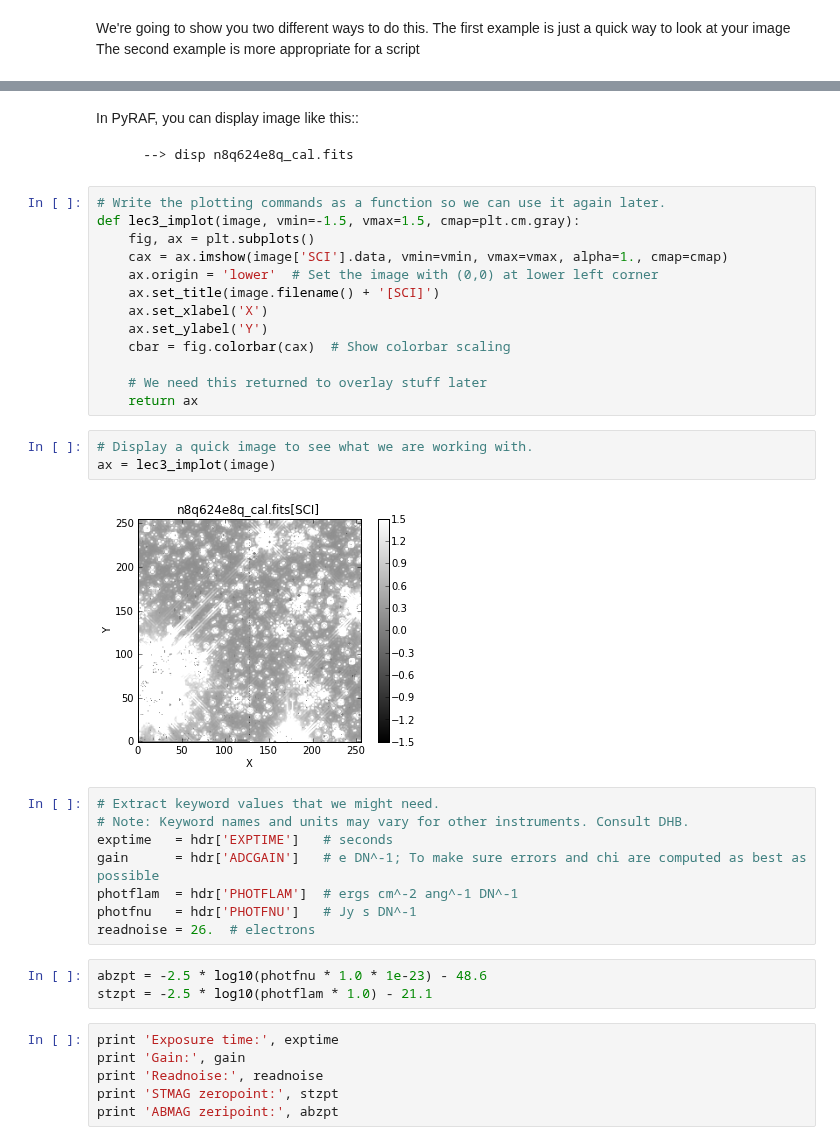
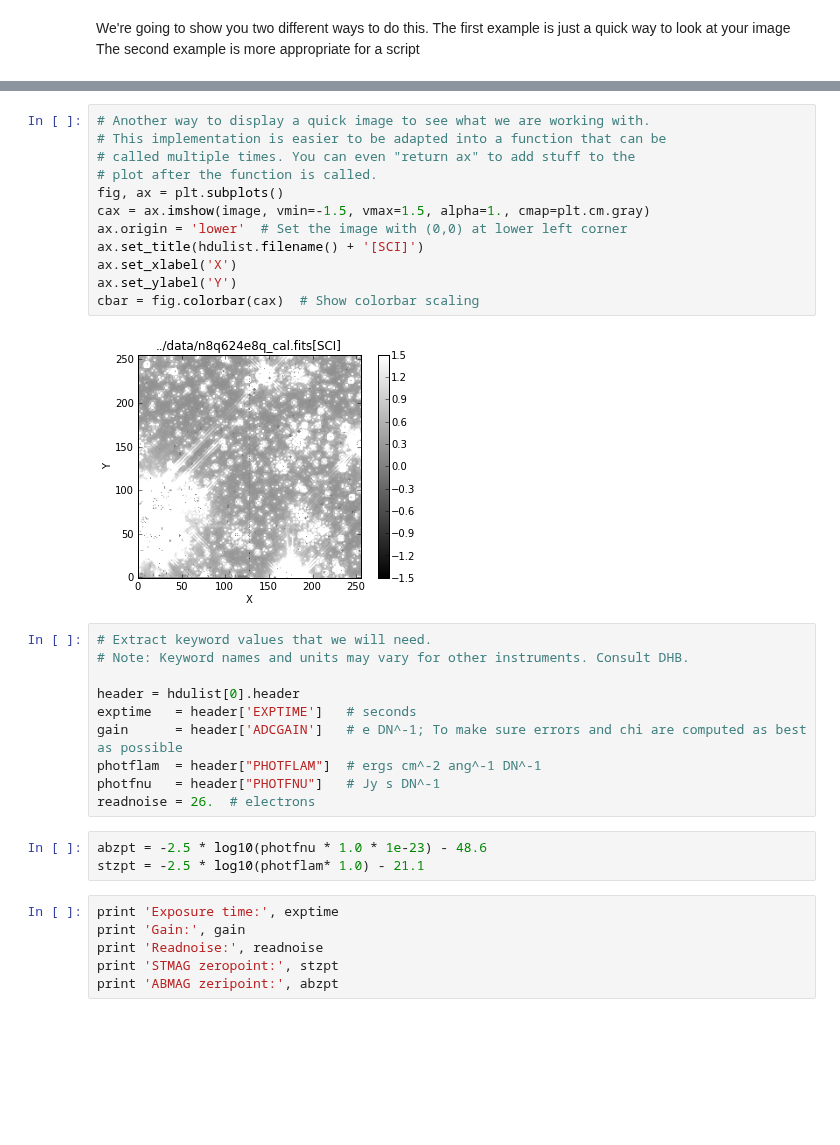
Before and after one commit to spacetelescope/scientific-python-training-2012, a Jupyter notebook: lecture_notebooks/Session3_Phot_Phun_1.ipynb, the cells around one changed output, grey strips where cells are left out. Saved outputs shown, nothing was run; the diff lists cells and outputs as text; blank space fills up the shorter version.

```diff
--- a/lecture_notebooks/Session3_Phot_Phun_1.ipynb
+++ b/lecture_notebooks/Session3_Phot_Phun_1.ipynb
@@ -191,39 +63,33 @@ plt.colorbar()  # For reference
 # %% [output]
 <matplotlib.colorbar.Colorbar instance at 0x...>
 [figure]
-# %% [markdown]
-In PyRAF, you can display image like this::
-
-        --> disp n8q624e8q_cal.fits
 # %%
-# Write the plotting commands as a function so we can use it again later.
-def lec3_implot(image, vmin=-1.5, vmax=1.5, cmap=plt.cm.gray):
-    fig, ax = plt.subplots()
-    cax = ax.imshow(image['SCI'].data, vmin=vmin, vmax=vmax, alpha=1., cmap=cmap)
-    ax.origin = 'lower'  # Set the image with (0,0) at lower left corner
-    ax.set_title(image.filename() + '[SCI]')
-    ax.set_xlabel('X')
-    ax.set_ylabel('Y')
-    cbar = fig.colorbar(cax)  # Show colorbar scaling
-
-    # We need this returned to overlay stuff later
-    return ax
+# Another way to display a quick image to see what we are working with.
+# This implementation is easier to be adapted into a function that can be
+# called multiple times. You can even "return ax" to add stuff to the
+# plot after the function is called.
+fig, ax = plt.subplots()
+cax = ax.imshow(image, vmin=-1.5, vmax=1.5, alpha=1., cmap=plt.cm.gray)
+ax.origin = 'lower'  # Set the image with (0,0) at lower left corner
+ax.set_title(hdulist.filename() + '[SCI]')
+ax.set_xlabel('X')
+ax.set_ylabel('Y')
+cbar = fig.colorbar(cax)  # Show colorbar scaling
+# %% [output]
+[figure, added]
-# %%
-# Display a quick image to see what we are working with.
-ax = lec3_implot(image)
-# %% [output]
-[figure, removed]
 # %%
-# Extract keyword values that we might need.
+# Extract keyword values that we will need.
 # Note: Keyword names and units may vary for other instruments. Consult DHB.
-exptime   = hdr['EXPTIME']   # seconds
-gain      = hdr['ADCGAIN']   # e DN^-1; To make sure errors and chi are computed as best as possible
-photflam  = hdr['PHOTFLAM']  # ergs cm^-2 ang^-1 DN^-1
-photfnu   = hdr['PHOTFNU']   # Jy s DN^-1
+
+header = hdulist[0].header
+exptime   = header['EXPTIME']   # seconds
+gain      = header['ADCGAIN']   # e DN^-1; To make sure errors and chi are computed as best as possible
+photflam  = header["PHOTFLAM"]  # ergs cm^-2 ang^-1 DN^-1
+photfnu   = header["PHOTFNU"]   # Jy s DN^-1
 readnoise = 26.  # electrons
 # %%
 abzpt = -2.5 * log10(photfnu * 1.0 * 1e-23) - 48.6
-stzpt = -2.5 * log10(photflam * 1.0) - 21.1
+stzpt = -2.5 * log10(photflam* 1.0) - 21.1
 # %%
 print 'Exposure time:', exptime
 print 'Gain:', gain
```
Also changed, not shown: parts of 113 cells of this notebook.
